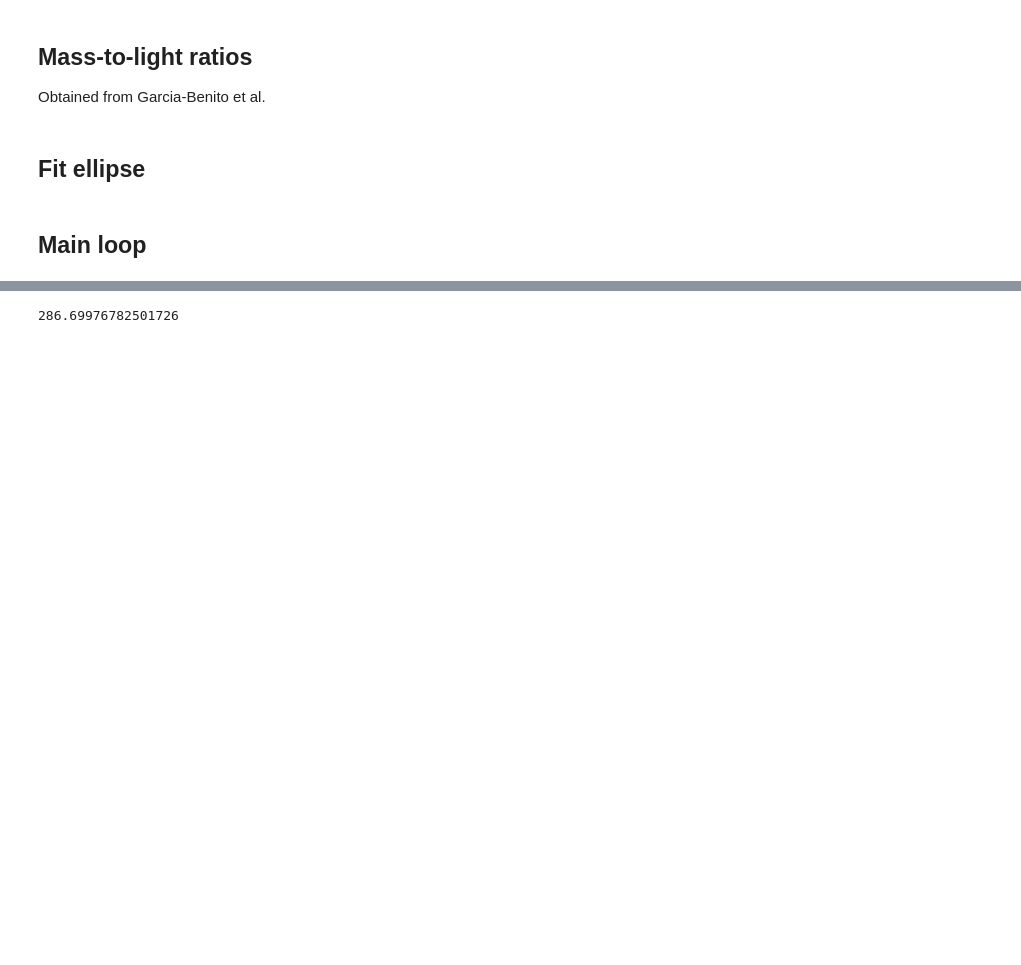
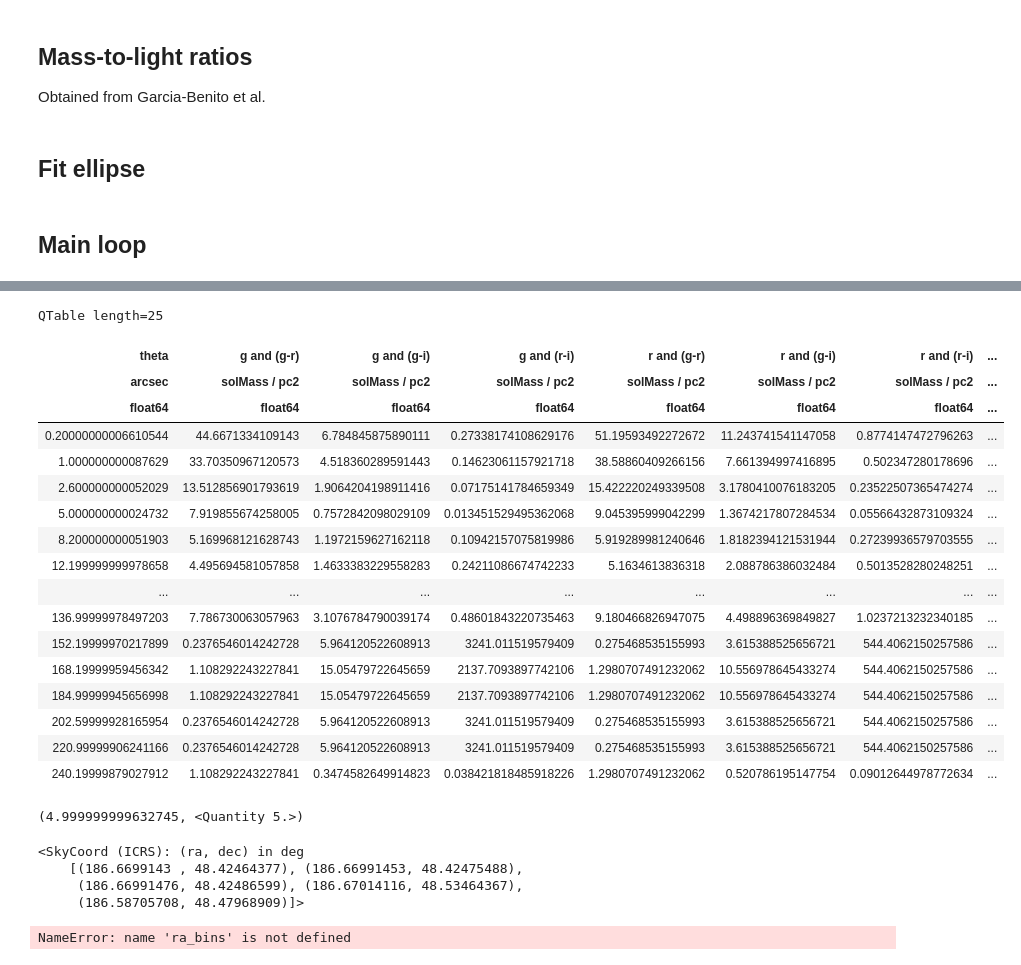
Before and after one commit to paranoya/astrobrowser, a Jupyter notebook: SPARC.ipynb, the cells around one changed output, grey strips where cells are left out. Cells and saved outputs as stored; diff of their text form; code cells hidden in the pictures; blank space fills up the shorter version.

```diff
--- a/SPARC.ipynb
+++ b/SPARC.ipynb
@@ -53,0 +32,4 @@ def new_figure(fig_name, figsize=(12, 8), nrows=1, ncols=1, sharex='col', sharey
+# %%
+show_plots = True
+show_plots = False
+plt.ioff()
@@ -72,6 +79,7 @@ input_dir = 'SPARC'
 output_dir = test_dir(os.path.join(input_dir, 'output'))
 maps_dir = test_dir(os.path.join(output_dir, 'maps'))
 plots_dir = test_dir(os.path.join(output_dir, 'plots'))
+profiles_dir = test_dir(os.path.join(output_dir, 'profiles'))
 # %% [markdown]
 # 2. Observations
 # %% [markdown]
@@ -155,7 +176,7 @@ SDSS_skymaps = {
 # %% [markdown]
 ## Download images
 # %%
-def fectch_images(galaxy, skymaps, overwrite=False, fig_name=None):
+def fectch_images(galaxy, skymaps, overwrite=False, fig_name=None, max_size=300):
     """
     Call the AstroBrowser to download HiPS cutouts, or
     read them from disk if they are present.
@@ -166,6 +187,8 @@ def fectch_images(galaxy, skymaps, overwrite=False, fig_name=None):
             cutout_pixel = skymaps[band].hips_pixel
 
     theta_disk = np.arcsin(galaxy['Rdisk'] / galaxy['D'])
+    if theta_disk > max_size*cutout_pixel:
+        cutout_pixel = theta_disk / max_size
 
     header = {}
     data = {}
@@ -173,7 +196,13 @@ def fectch_images(galaxy, skymaps, overwrite=False, fig_name=None):
         cutout_file = os.path.join(maps_dir, f"{galaxy['Galaxy']}_{band}.fits")
         if overwrite or not os.path.isfile(cutout_file):
             print(f"- Downloading {cutout_file}... (please be patient)")
-            position = get_icrs_coordinates(galaxy['Galaxy'])
+            try:
+                position = get_icrs_coordinates(galaxy['Galaxy'])
+            except:
+                print(f"  Name {galaxy['Galaxy']} not found!")
+                header[band] = None
+                data[band] = None
+                return header, data
             header[band], data[band] = astrobrowser.get_cutout(
                 skymaps[band].url,
                 position.ra.deg, position.dec.deg,
@@ -185,7 +214,7 @@ def fectch_images(galaxy, skymaps, overwrite=False, fig_name=None):
                 header[band] = hdu[0].header
                 data[band] = hdu[0].data
 
-    if fig_name is not None:
+    if fig_name is not None and header[next(iter(header))] is not None:
         plt.close(fig_name)
         n_bands = len(data)
         fig = plt.figure(fig_name, figsize=(6*n_bands, 5))
@@ -199,6 +228,8 @@ def fectch_images(galaxy, skymaps, overwrite=False, fig_name=None):
             im = ax.imshow(img, origin='lower', interpolation='nearest', cmap='nipy_spectral', norm=colors.Normalize(17.5, 26.5))
             cb = plt.colorbar(im, ax=ax, shrink=.9)
         fig.savefig(os.path.join(plots_dir, f'{fig_name}.png'), facecolor='white')
+        if not show_plots:
+            plt.close(fig_name)
 
     return header, data
 # %% [markdown]
@@ -218,7 +249,7 @@ mass_to_light_ratio['igr'] = (-0.69, 1.31)
 mass_to_light_ratio['igi'] = (-0.77, 0.90)
 mass_to_light_ratio['iri'] = (-0.83, 2.60)
 # %%
-def estimate_stellar_surface_density(data, fig_name=None):
+def estimate_stellar_surface_density(data, fig_name=None, profiles_table=None):
     """
     Estimate stellar surface density from SDSS images,
     according to RGB M/L ratios.
@@ -230,6 +261,10 @@ def estimate_stellar_surface_density(data, fig_name=None):
             mass[idx] = 10**(a - b * 2.5 * np.log10(data[mass_map[1]]/data[mass_map[2]]))
             mass[idx] *= data[mass_map[0]]
             mass[idx] *= (solar_units_factor*nanomaggies/beam/pivot_wavelength[mass_map[0]]).to_value(u.Lsun/u.pc**2)
+
+    if profiles_table is not None:
+        for idx, mass_map in enumerate(mass_to_light_ratio):
+            profiles_table.add_column(mass[idx] << u.Msun/u.pc**2, name=f'{mass_map[0]} and ({mass_map[1]}-{mass_map[2]})')
 
     if fig_name is not None:
         plt.close(fig_name)
@@ -243,6 +278,8 @@ def estimate_stellar_surface_density(data, fig_name=None):
                 im = ax.imshow(mass[idx], origin='lower', cmap='nipy_spectral', norm=norm)
                 cb = plt.colorbar(im, ax=ax, shrink=.9)
         fig.savefig(os.path.join(plots_dir, f'{fig_name}.png'), facecolor='white')
+        if not show_plots:
+            plt.close()
 
     return np.median(mass, axis=0), np.std(np.log10(mass), axis=0)
 # %% [markdown]
@@ -487,4 +659,36 @@ array([2898.00862607, 1272.72607876,  623.68906028,  436.01581735,
-# %%
-np.interp(5.35, r_kpc, surface_density_profile)
-# %% [output]
-286.69976782501726
+# %%
+profiles_table
+# %% [output]
+QTable length=25
+| theta | g and (g-r) | g and (g-i) | g and (r-i) | r and (g-r) | r and (g-i) | r and (r-i) | ... |
+| arcsec | solMass / pc2 | solMass / pc2 | solMass / pc2 | solMass / pc2 | solMass / pc2 | solMass / pc2 | ... |
+| float64 | float64 | float64 | float64 | float64 | float64 | float64 | ... |
+| 0.20000000006610544 | 44.6671334109143 | 6.784845875890111 | 0.27338174108629176 | 51.19593492272672 | 11.243741541147058 | 0.8774147472796263 | ... |
+| 1.000000000087629 | 33.70350967120573 | 4.518360289591443 | 0.14623061157921718 | 38.58860409266156 | 7.661394997416895 | 0.502347280178696 | ... |
+| 2.600000000052029 | 13.512856901793619 | 1.9064204198911416 | 0.07175141784659349 | 15.422220249339508 | 3.1780410076183205 | 0.23522507365474274 | ... |
+| 5.000000000024732 | 7.919855674258005 | 0.7572842098029109 | 0.013451529495362068 | 9.045395999042299 | 1.3674217807284534 | 0.05566432873109324 | ... |
+| 8.200000000051903 | 5.169968121628743 | 1.1972159627162118 | 0.10942157075819986 | 5.919289981240646 | 1.8182394121531944 | 0.27239936579703555 | ... |
+| 12.199999999978658 | 4.495694581057858 | 1.4633383229558283 | 0.24211086674742233 | 5.1634613836318 | 2.088786386032484 | 0.5013528280248251 | ... |
+| ... | ... | ... | ... | ... | ... | ... | ... |
+| 136.99999978497203 | 7.786730063057963 | 3.1076784790039174 | 0.48601843220735463 | 9.180466826947075 | 4.498896369849827 | 1.0237213232340185 | ... |
+| 152.19999970217899 | 0.2376546014242728 | 5.964120522608913 | 3241.011519579409 | 0.275468535155993 | 3.615388525656721 | 544.4062150257586 | ... |
+| 168.19999959456342 | 1.108292243227841 | 15.05479722645659 | 2137.7093897742106 | 1.2980707491232062 | 10.556978645433274 | 544.4062150257586 | ... |
+| 184.99999945656998 | 1.108292243227841 | 15.05479722645659 | 2137.7093897742106 | 1.2980707491232062 | 10.556978645433274 | 544.4062150257586 | ... |
+| 202.59999928165954 | 0.2376546014242728 | 5.964120522608913 | 3241.011519579409 | 0.275468535155993 | 3.615388525656721 | 544.4062150257586 | ... |
+| 220.99999906241166 | 0.2376546014242728 | 5.964120522608913 | 3241.011519579409 | 0.275468535155993 | 3.615388525656721 | 544.4062150257586 | ... |
+| 240.19999879027912 | 1.108292243227841 | 0.3474582649914823 | 0.038421818485918226 | 1.2980707491232062 | 0.520786195147754 | 0.09012644978772634 | ... |
+# %%
+SkyCoord(0*u.deg, 60*u.deg).separation(SkyCoord(10*u.arcsec, 60*u.deg)).to_value(u.arcsec), 10*np.cos(60*u.deg)
+# %% [output]
+(4.999999999632745, <Quantity 5.>)
+# %%
+wcs.array_index_to_world([0, 1, 2, 990, 495], [0, 0, 0, 0, 495])#.dec.to(u.arcsec)
+# %% [output]
+<SkyCoord (ICRS): (ra, dec) in deg
+    [(186.6699143 , 48.42464377), (186.66991453, 48.42475488),
+     (186.66991476, 48.42486599), (186.67014116, 48.53464367),
+     (186.58705708, 48.47968909)]>
+# %%
+wcs.pixel_to_world(ra_bins, dec_bins).dec.to_value(u.arcsec)
+# %% [output]
+NameError: name 'ra_bins' is not defined
```
Also changed, not shown: parts of 16 cells of this notebook.
